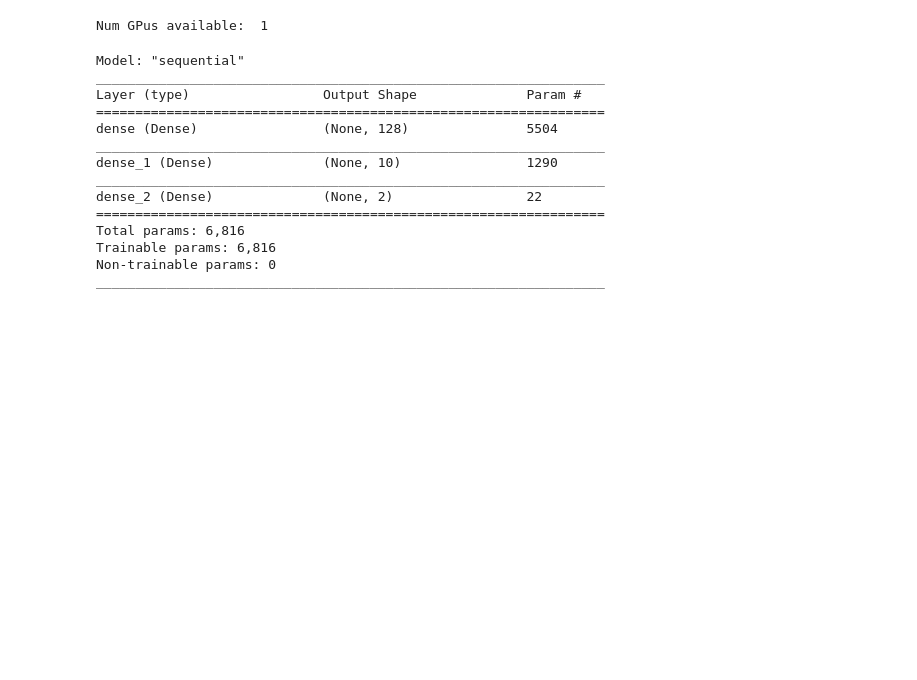
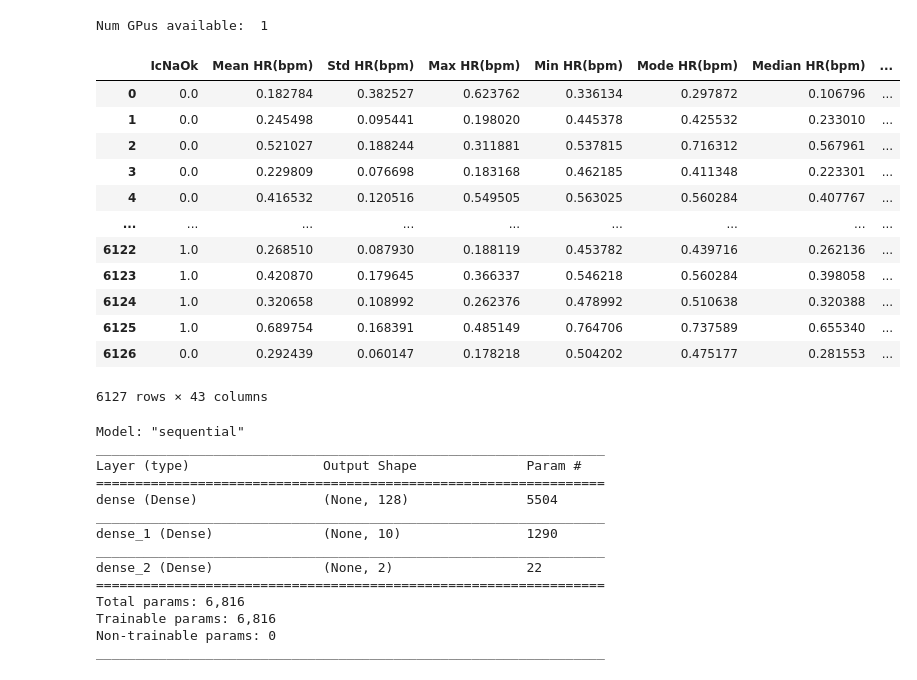
Before and after one commit to FlorisSchmidt/ML, a Jupyter notebook: neuralnetwork.ipynb, the cells around one changed output. Cells and saved outputs as stored; diff of their text form; code cells hidden in the pictures; blank space fills up the shorter version.

Commit message:
SMOTE and Normalized

```diff
--- a/neuralnetwork.ipynb
+++ b/neuralnetwork.ipynb
@@ -17,3 +16,8 @@ from sklearn.model_selection import train_test_split
 with open('features.pk', 'rb') as handle:
     data = pickle.load(handle)
 data = data.drop(columns=['MeetTijd','Length_MeetTijd','startTime','endTime'])
+# %%
+from imblearn.over_sampling import SMOTE
+from sklearn import preprocessing
+sm = SMOTE(random_state = 2)
+cols = data.columns
@@ -20,3 +31,19 @@ data = data.drop(columns=['MeetTijd','Length_MeetTijd','startTime','endTime'])
+# %%
+data
+# %% [output]
+|  | IcNaOk | Mean HR(bpm) | Std HR(bpm) | Max HR(bpm) | Min HR(bpm) | Mode HR(bpm) | Median HR(bpm) | ... |
+| 0 | 0.0 | 0.182784 | 0.382527 | 0.623762 | 0.336134 | 0.297872 | 0.106796 | ... |
+| 1 | 0.0 | 0.245498 | 0.095441 | 0.198020 | 0.445378 | 0.425532 | 0.233010 | ... |
+| 2 | 0.0 | 0.521027 | 0.188244 | 0.311881 | 0.537815 | 0.716312 | 0.567961 | ... |
+| 3 | 0.0 | 0.229809 | 0.076698 | 0.183168 | 0.462185 | 0.411348 | 0.223301 | ... |
+| 4 | 0.0 | 0.416532 | 0.120516 | 0.549505 | 0.563025 | 0.560284 | 0.407767 | ... |
+| ... | ... | ... | ... | ... | ... | ... | ... | ... |
+| 6122 | 1.0 | 0.268510 | 0.087930 | 0.188119 | 0.453782 | 0.439716 | 0.262136 | ... |
+| 6123 | 1.0 | 0.420870 | 0.179645 | 0.366337 | 0.546218 | 0.560284 | 0.398058 | ... |
+| 6124 | 1.0 | 0.320658 | 0.108992 | 0.262376 | 0.478992 | 0.510638 | 0.320388 | ... |
+| 6125 | 1.0 | 0.689754 | 0.168391 | 0.485149 | 0.764706 | 0.737589 | 0.655340 | ... |
+| 6126 | 0.0 | 0.292439 | 0.060147 | 0.178218 | 0.504202 | 0.475177 | 0.281553 | ... |
+6127 rows × 43 columns
 # %%
 train, test = train_test_split(data, test_size=0.2)
 # %%
```
Also changed, not shown: parts of 9 cells of this notebook.
